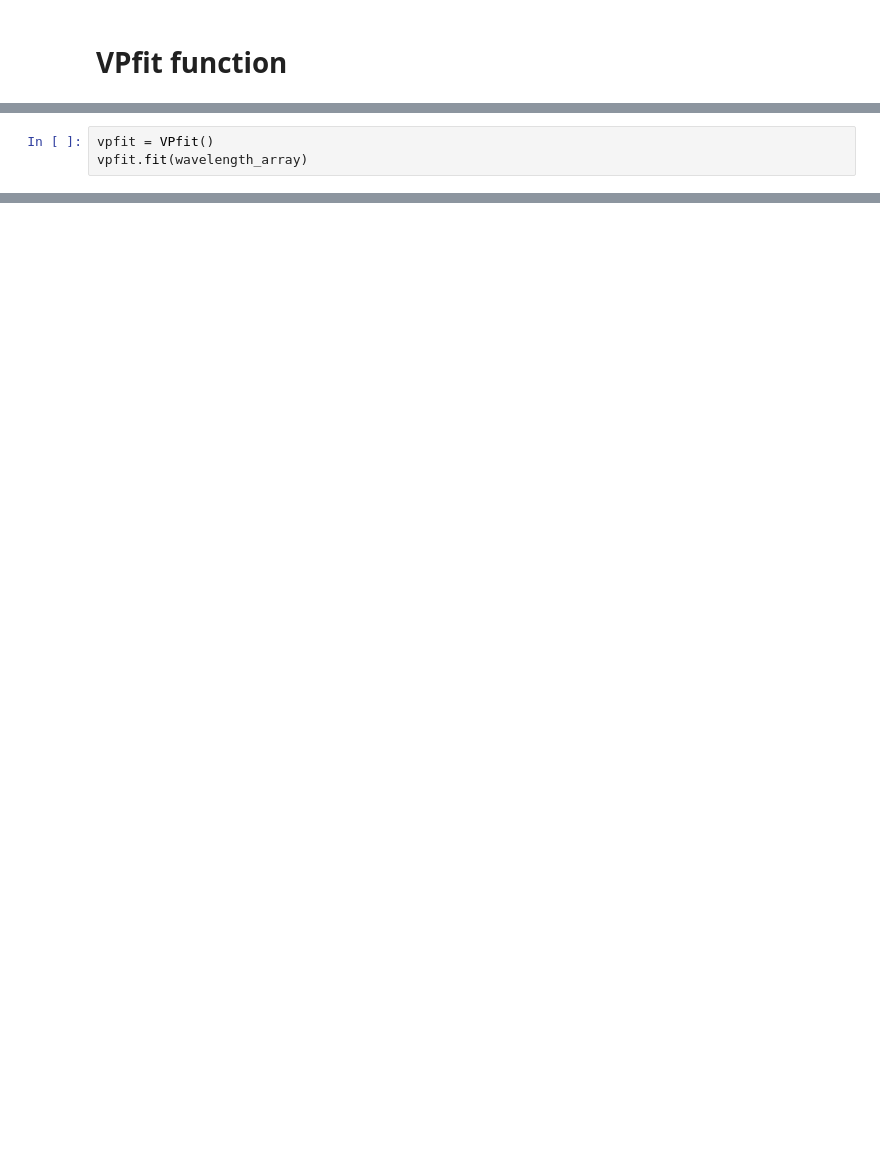
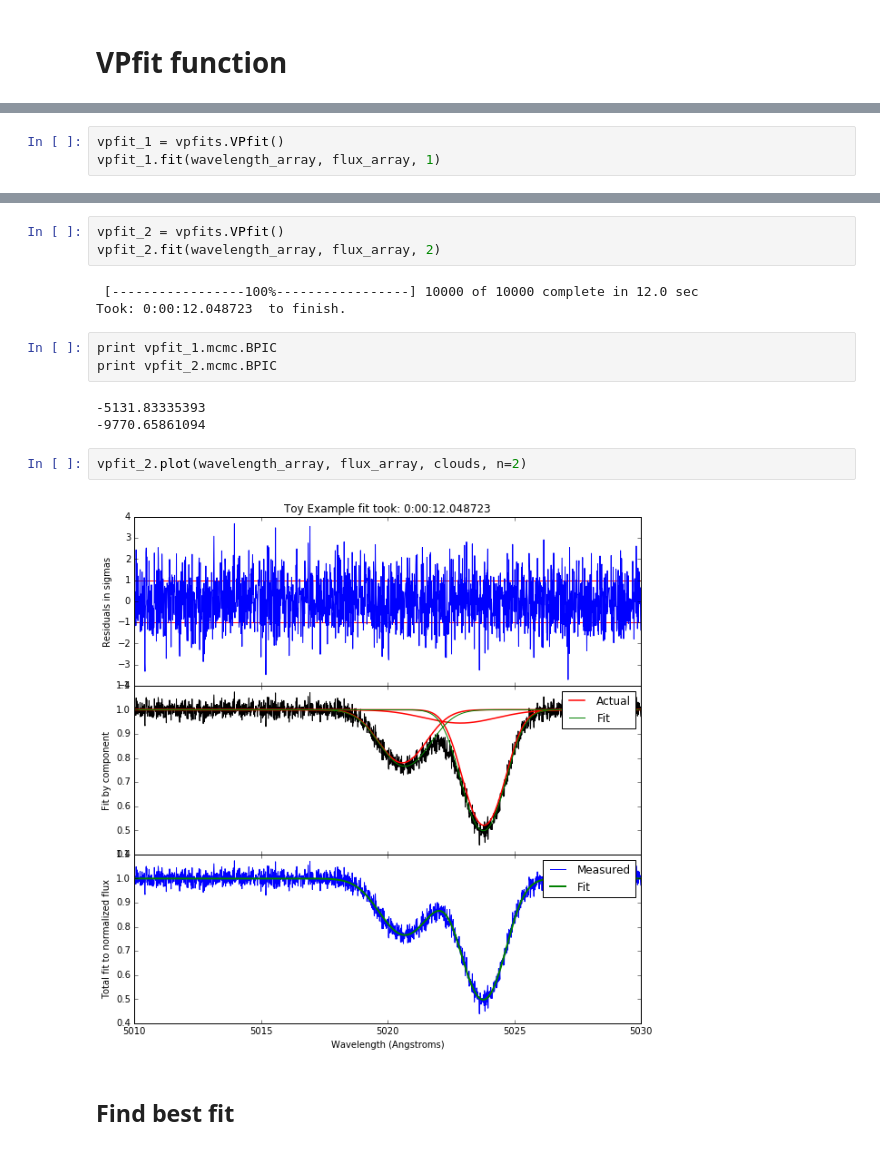
Before and after one commit to sarahappleby/VAMP, a Jupyter notebook: VPfits.ipynb, the cells around one changed output, grey strips where cells are left out. Saved outputs shown, nothing was run; the diff lists cells and outputs as text; blank space fills up the shorter version.

```diff
--- a/VPfits.ipynb
+++ b/VPfits.ipynb
@@ -307,4 +43,4 @@ class VPfit():
 # %%
-vpfit = VPfit()
-vpfit.fit(wavelength_array)
+vpfit_1 = vpfits.VPfit()
+vpfit_1.fit(wavelength_array, flux_array, 1)
 # %% [output]
@@ -405,0 +49,18 @@ Plotting est_height_2
+# %%
+vpfit_2 = vpfits.VPfit()
+vpfit_2.fit(wavelength_array, flux_array, 2)
+# %% [output]
+ [-----------------100%-----------------] 10000 of 10000 complete in 12.0 sec
+Took: 0:00:12.048723  to finish.
+# %%
+print vpfit_1.mcmc.BPIC
+print vpfit_2.mcmc.BPIC
+# %% [output]
+-5131.83335393
+-9770.65861094
+# %%
+vpfit_2.plot(wavelength_array, flux_array, clouds, n=2)
+# %% [output]
+[figure, added]
+# %% [markdown]
+## Find best fit
```
Also changed, not shown: parts of 49 cells of this notebook, 1 other file.
